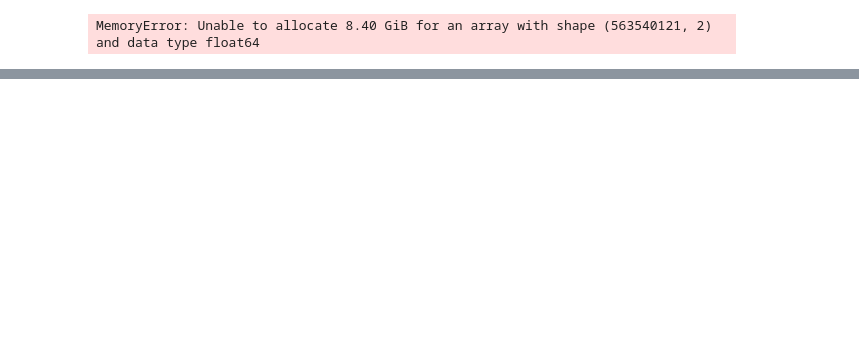
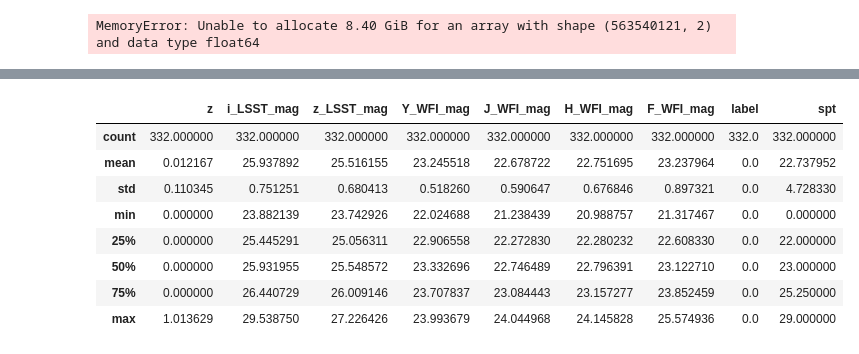
Before and after one commit to jlmaurora233/high-z-quasar-classification, a Jupyter notebook: decision boundary Y-Copy1.ipynb, the cells around one changed output, grey strips where cells are left out. Drawn from its saved outputs; the diff is of its cells as text; code cells hidden in the pictures; blank space fills up the shorter version.

Commit message:
made slight changes to the test part

```diff
--- a/decision boundary Y-Copy1.ipynb
+++ b/decision boundary Y-Copy1.ipynb
@@ -712,4 +721,4 @@ test.describe()
 | 75% | 26.325395 | 25.727047 | 25.442855 | 25.361888 | 25.319865 | 25.281222 | 0.000000 |
 | max | 35.495708 | 36.798806 | 35.672331 | 33.879891 | 34.514265 | 34.228085 | 1.000000 |
 # %%
-test_copy = test.copy()
+test_copy = test.copy().drop(columns=['label'])
@@ -717,3 +744,7 @@ test_copy = test.copy()
 plot_with_labels(4, test_copy, 'Y_WFI_mag-J_WFI_mag', 'H_WFI_mag-F_WFI_mag')
 # %% [output]
 MemoryError: Unable to allocate 8.40 GiB for an array with shape (563540121, 2) and data type float64
+# %%
+tp = test_copy.merge(qso_test)
+# qso_test_24 - tp = omitted positives = false negatives
+fn = pd.merge(tp, qso_test, on=['i_LSST_mag', 'z_LSST_mag', 'Y_WFI_mag', 'J_WFI_mag', 'H_WFI_mag', 'F_WFI_mag'], how='outer', indicator=True).query("_merge != 'both'").drop('_merge', axis=1).reset_index(drop=True)
@@ -719,0 +777,17 @@ MemoryError: Unable to allocate 8.40 GiB for an array with shape (563540121, 2)
+# %%
+# true negative intersect pred positive = false positive
+fp = pd.merge(tp, test_copy, on=['z_LSST_mag', 'Y_WFI_mag', 'J_WFI_mag', 'H_WFI_mag', 'F_WFI_mag'], how='outer', indicator=True).query("_merge != 'both'").drop('_merge', axis=1).reset_index(drop=True)
+# %%
+fp = fp.rename(columns={'label_y': 'pred label'})
+false_positive = test0[test0.Y_WFI_mag.isin(fp['Y_WFI_mag'])]
+false_positive.describe()
+# %% [output]
+|  | z | i_LSST_mag | z_LSST_mag | Y_WFI_mag | J_WFI_mag | H_WFI_mag | F_WFI_mag | label | spt |
+| count | 332.000000 | 332.000000 | 332.000000 | 332.000000 | 332.000000 | 332.000000 | 332.000000 | 332.0 | 332.000000 |
+| mean | 0.012167 | 25.937892 | 25.516155 | 23.245518 | 22.678722 | 22.751695 | 23.237964 | 0.0 | 22.737952 |
+| std | 0.110345 | 0.751251 | 0.680413 | 0.518260 | 0.590647 | 0.676846 | 0.897321 | 0.0 | 4.728330 |
+| min | 0.000000 | 23.882139 | 23.742926 | 22.024688 | 21.238439 | 20.988757 | 21.317467 | 0.0 | 0.000000 |
+| 25% | 0.000000 | 25.445291 | 25.056311 | 22.906558 | 22.272830 | 22.280232 | 22.608330 | 0.0 | 22.000000 |
+| 50% | 0.000000 | 25.931955 | 25.548572 | 23.332696 | 22.746489 | 22.796391 | 23.122710 | 0.0 | 23.000000 |
+| 75% | 0.000000 | 26.440729 | 26.009146 | 23.707837 | 23.084443 | 23.157277 | 23.852459 | 0.0 | 25.250000 |
+| max | 1.013629 | 29.538750 | 27.226426 | 23.993679 | 24.044968 | 24.145828 | 25.574936 | 0.0 | 29.000000 |
```
Also changed, not shown: parts of 6 cells of this notebook.
